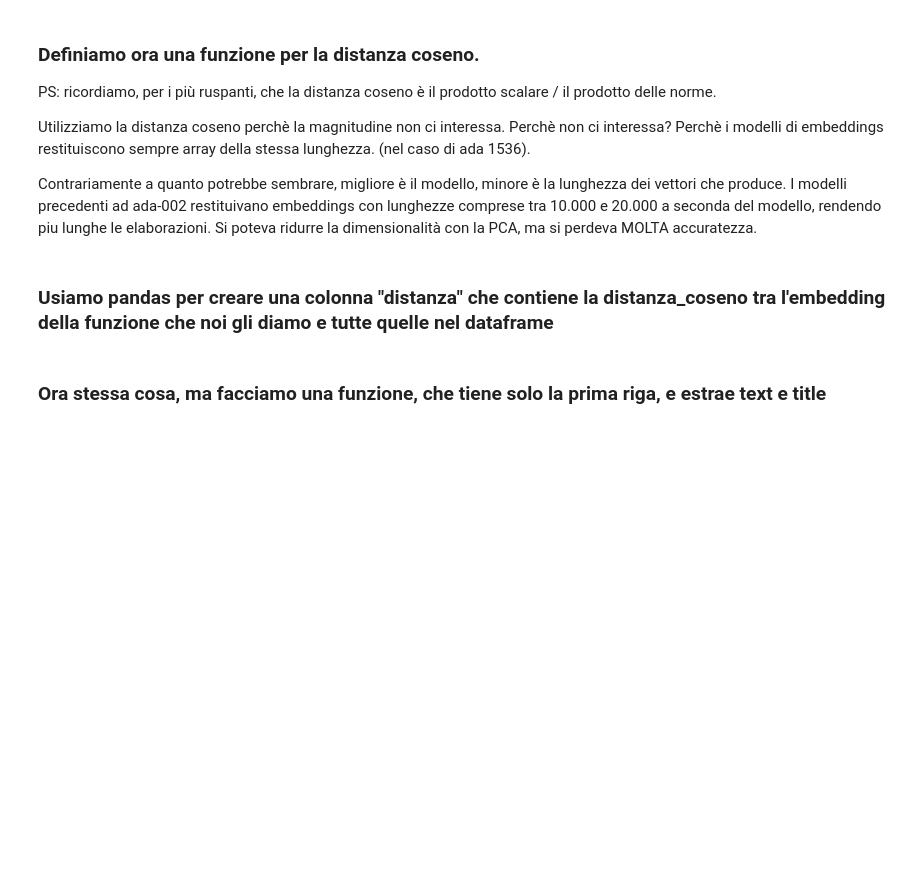
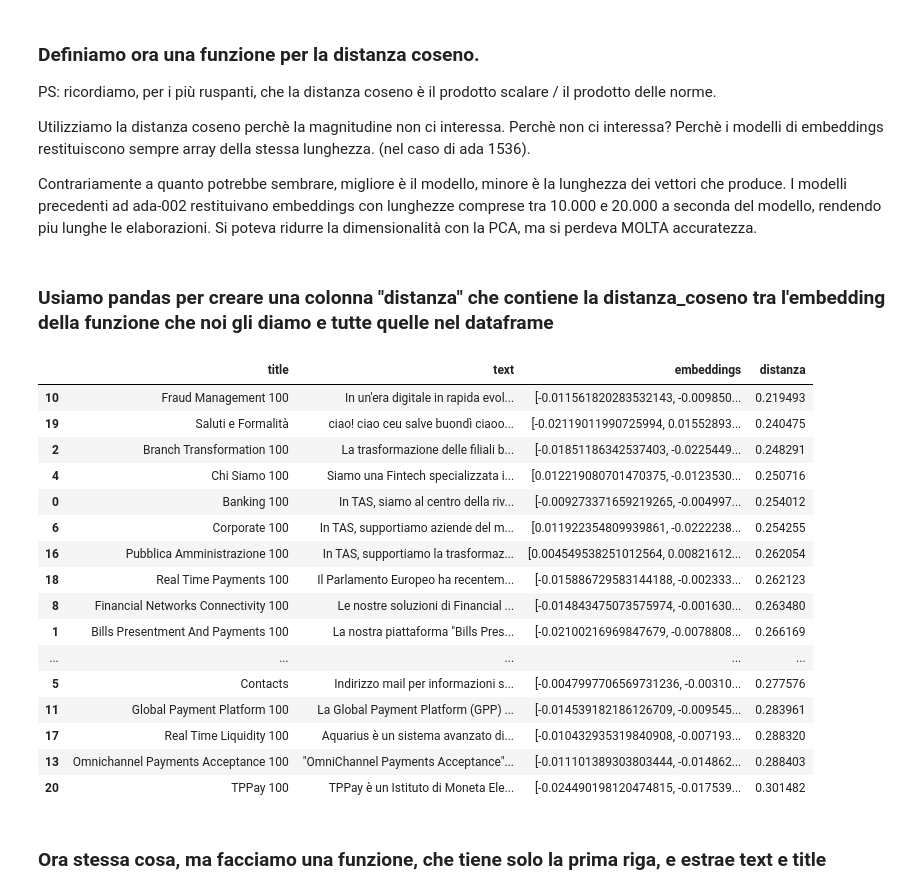
Before and after one commit to lorenzomoglia/Notebooks, a Jupyter notebook: RAG.ipynb, the cells around one changed output. Drawn from its saved outputs; the diff is of its cells as text; code cells hidden in the pictures; blank space fills up the shorter version.

```diff
--- a/RAG.ipynb
+++ b/RAG.ipynb
@@ -69,13 +114,31 @@ def distanza_coseno(a:np.ndarray,b:np.ndarray)->float:
 # %% [markdown]
 ### Usiamo pandas per creare una colonna "distanza" che contiene la distanza_coseno tra l'embedding della funzione che noi gli diamo e tutte quelle nel dataframe
 # %%
-b = genera_embeddings("avete una soluzione che sostituisce la filiale fisica?")
+b = genera_embeddings("avete una soluzione antifrode?")
 
 # creiamo la colonna distanza
 df['distanza'] = df['embeddings'].apply(lambda a : distanza_coseno(a,b))
 
 # ordiniamo il df per quella distanza
 df.sort_values('distanza')
+# %% [output]
+|  | title | text | embeddings | distanza |
+| 10 | Fraud Management 100 | In un'era digitale in rapida evol... | [-0.011561820283532143, -0.009850... | 0.219493 |
+| 19 | Saluti e Formalità | ciao! ciao ceu salve buondì ciaoo... | [-0.02119011990725994, 0.01552893... | 0.240475 |
+| 2 | Branch Transformation 100 | La trasformazione delle filiali b... | [-0.01851186342537403, -0.0225449... | 0.248291 |
+| 4 | Chi Siamo 100 | Siamo una Fintech specializzata i... | [0.012219080701470375, -0.0123530... | 0.250716 |
+| 0 | Banking 100 | In TAS, siamo al centro della riv... | [-0.009273371659219265, -0.004997... | 0.254012 |
+| 6 | Corporate 100 | In TAS, supportiamo aziende del m... | [0.011922354809939861, -0.0222238... | 0.254255 |
+| 16 | Pubblica Amministrazione 100 | In TAS, supportiamo la trasformaz... | [0.004549538251012564, 0.00821612... | 0.262054 |
+| 18 | Real Time Payments 100 | Il Parlamento Europeo ha recentem... | [-0.015886729583144188, -0.002333... | 0.262123 |
+| 8 | Financial Networks Connectivity 100 | Le nostre soluzioni di Financial ... | [-0.014843475073575974, -0.001630... | 0.263480 |
+| 1 | Bills Presentment And Payments 100 | La nostra piattaforma "Bills Pres... | [-0.02100216969847679, -0.0078808... | 0.266169 |
+| ... | ... | ... | ... | ... |
+| 5 | Contacts | Indirizzo mail per informazioni s... | [-0.0047997706569731236, -0.00310... | 0.277576 |
+| 11 | Global Payment Platform 100 | La Global Payment Platform (GPP) ... | [-0.014539182186126709, -0.009545... | 0.283961 |
+| 17 | Real Time Liquidity 100 | Aquarius è un sistema avanzato di... | [-0.010432935319840908, -0.007193... | 0.288320 |
+| 13 | Omnichannel Payments Acceptance 100 | "OmniChannel Payments Acceptance"... | [-0.011101389303803444, -0.014862... | 0.288403 |
+| 20 | TPPay 100 | TPPay è un Istituto di Moneta Ele... | [-0.024490198120474815, -0.017539... | 0.301482 |
 # %% [markdown]
 ### Ora stessa cosa, ma facciamo una funzione, che tiene solo la prima riga, e estrae text e title
 # %%
```
Also changed, not shown: parts of 13 cells of this notebook.
